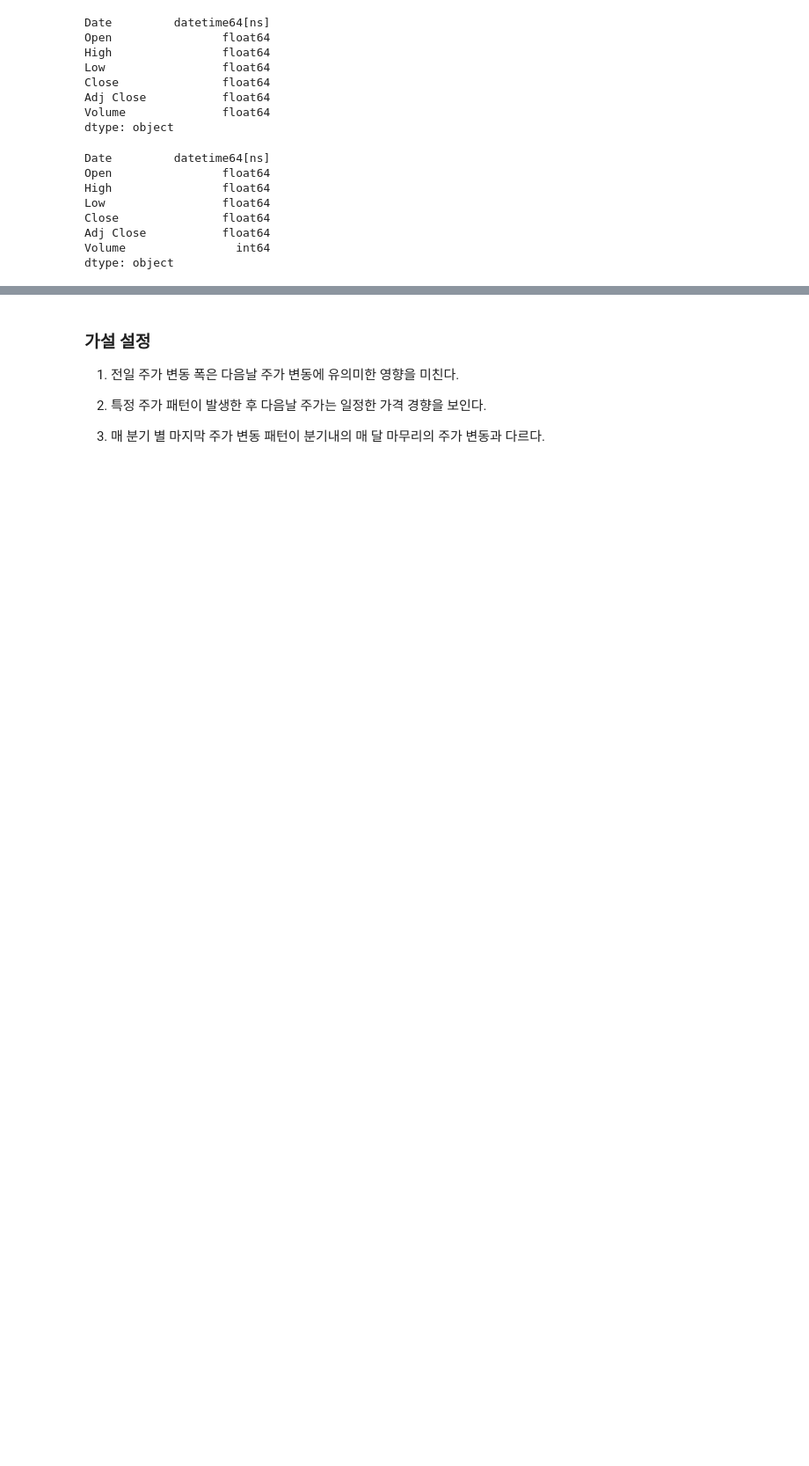
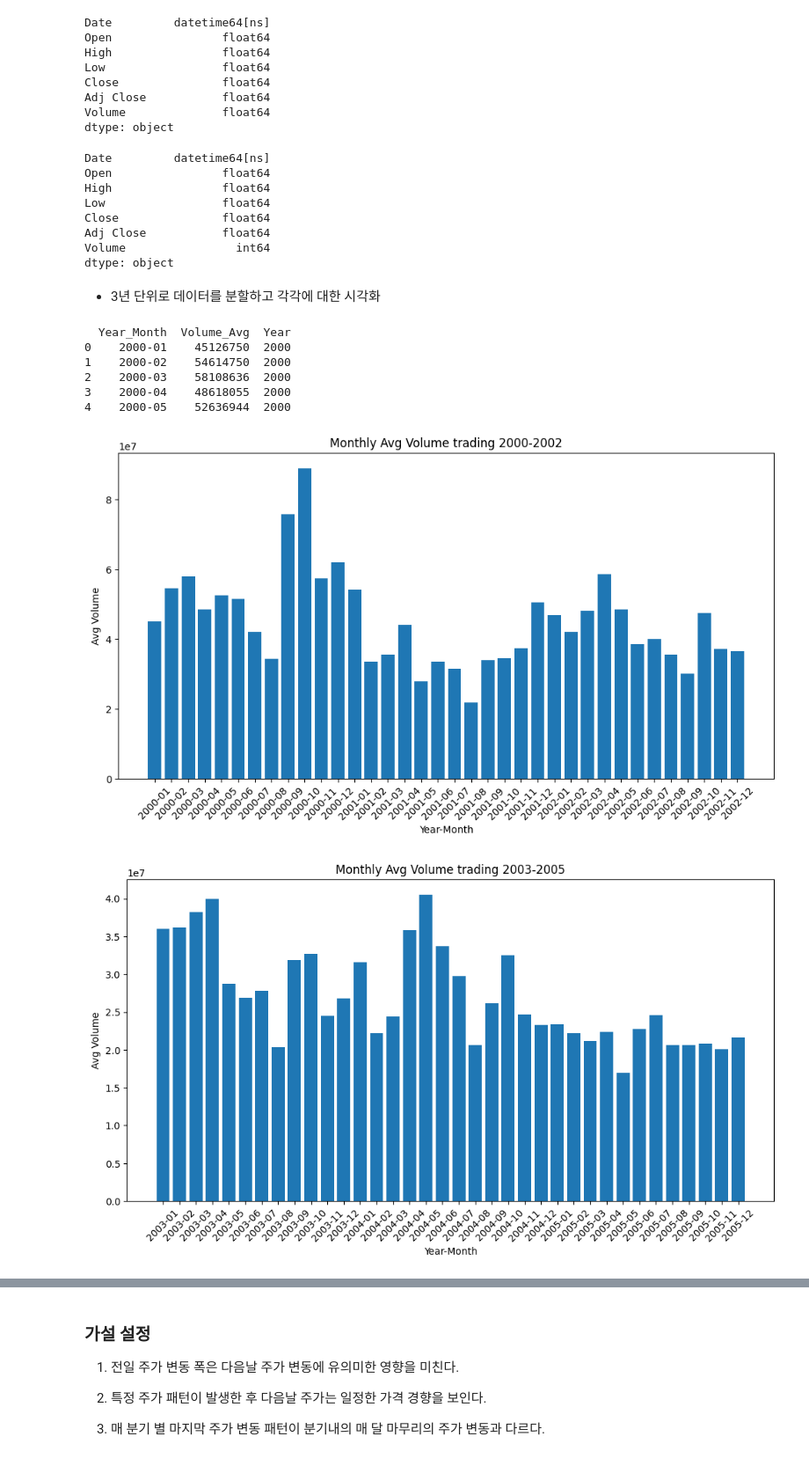
Before and after one commit to jangsihyeon/Death-Coding-Club-Repository, a Jupyter notebook: SIHYEONJANG/Samsung_DA.ipynb, the cells around one changed output, grey strips where cells are left out. Shown at 88% size. Cells and saved outputs as stored; diff of their text form; code cells hidden in the pictures; blank space fills up the shorter version.

```diff
--- a/SIHYEONJANG/Samsung_DA.ipynb
+++ b/SIHYEONJANG/Samsung_DA.ipynb
@@ -171,3 +182,39 @@ Close               float64
 Adj Close           float64
 Volume                int64
 dtype: object
+# %% [markdown]
+- 3년 단위로 데이터를 분할하고 각각에 대한 시각화
+# %%
+# 그해 월별 평균 값을 새로운 컬럼으로 만들어놓음
+vol_Yearmonth['Volume_Avg'] = vol_Yearmonth['Volume_Avg'].astype('int64')
+vol_Yearmonth['Year_Month'] = vol_Yearmonth['Year_Month'].astype('str')
+vol_Yearmonth['Year'] = vol_Yearmonth['Year_Month'].str[:4].astype('int64')
+
+print(vol_Yearmonth.head())
+
+# 데이터 시작-끝
+start_Y = vol_Yearmonth['Year'].min()
+End_Y = vol_Yearmonth['Year'].max()
+# %% [output]
+  Year_Month  Volume_Avg  Year
+0    2000-01    45126750  2000
+1    2000-02    54614750  2000
+2    2000-03    58108636  2000
+3    2000-04    48618055  2000
+4    2000-05    52636944  2000
+# %%
+# 3년 단위 데이터 분할 및 시각화
+
+for year in range(start_Y, End_Y+1, 3):
+    subset = vol_Yearmonth[(vol_Yearmonth['Year']>= year) & (vol_Yearmonth['Year']< year+3)]
+
+    plt.figure(figsize=(12,6))
+    plt.bar(subset['Year_Month'], subset['Volume_Avg'])
+    plt.xlabel('Year-Month')
+    plt.ylabel('Avg Volume')
+    plt.title(f'Monthly Avg Volume trading {year}-{year+2}')
+    plt.xticks(rotation=45)
+    plt.show()
+# %% [output]
+[figure, added]
+[figure, added]
```
Also changed, not shown: parts of 25 cells of this notebook.
